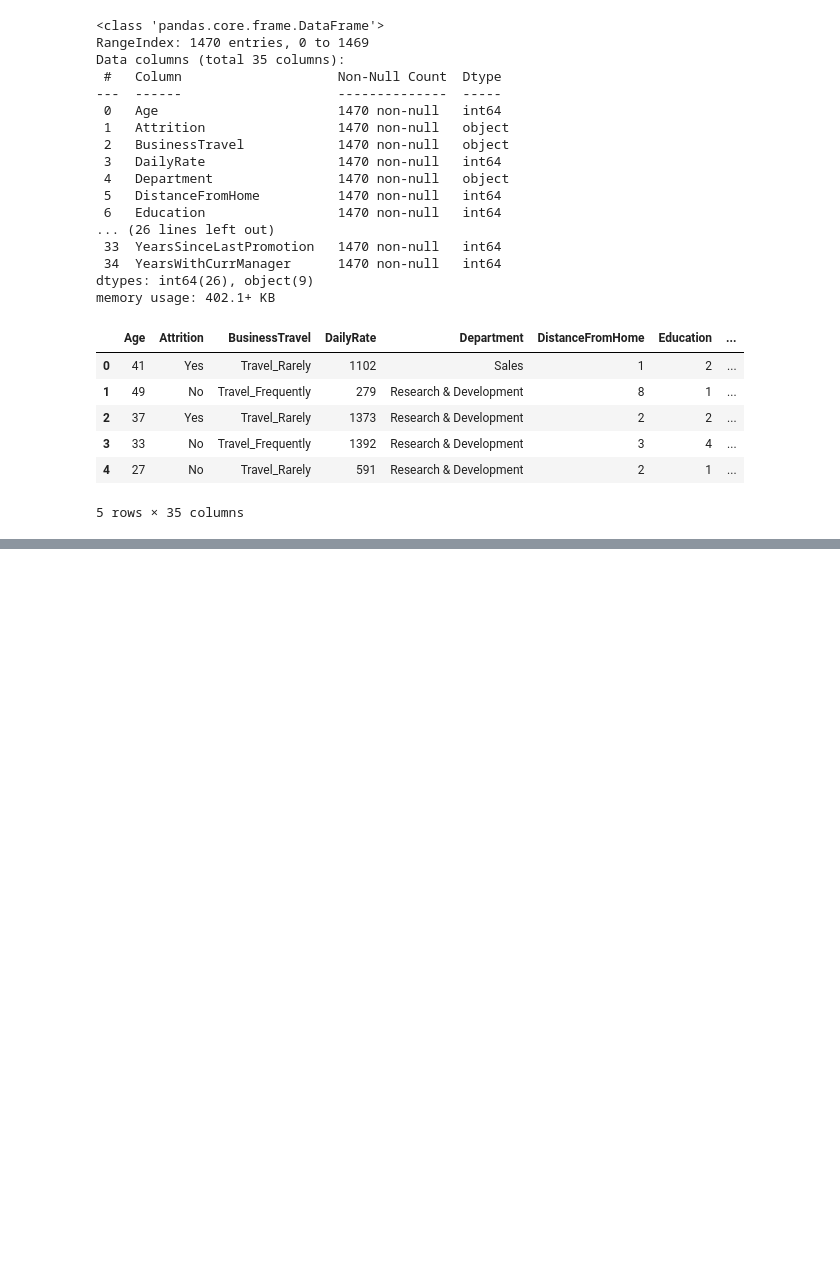
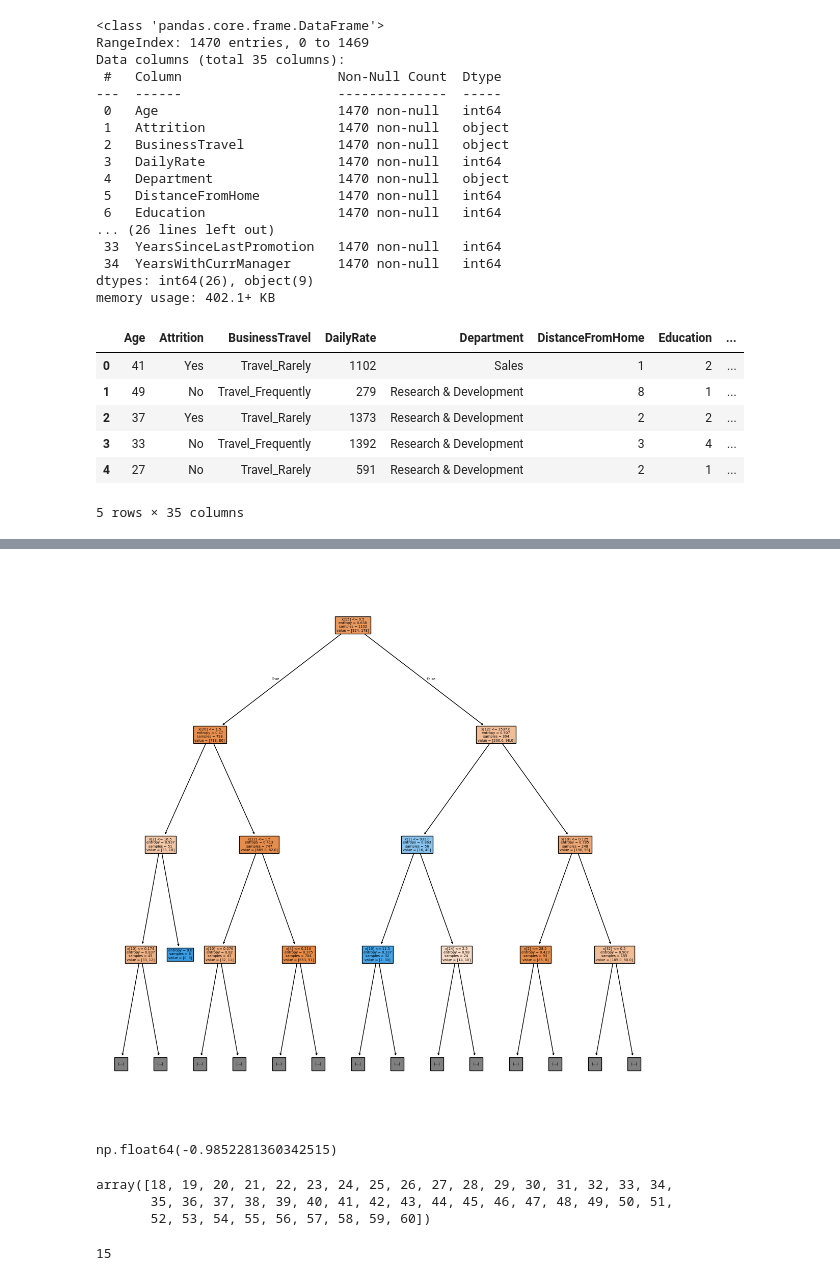
Before and after one commit to rrstats/Supervised-Algorithms, a Jupyter notebook: Decision Trees/Decision Trees.ipynb, the cells around one changed output, grey strips where cells are left out. Cells and saved outputs as stored; diff of their text form; code cells hidden in the pictures; blank space fills up the shorter version.

```diff
--- a/Decision Trees/Decision Trees.ipynb
+++ b/Decision Trees/Decision Trees.ipynb
@@ -83,0 +228,9 @@ NameError: name 'X_train' is not defined
+# %%
+plt.figure(figsize = (14,14))
+plot_tree(model, filled = True, max_depth = 3);
+# %% [output]
+[figure, added]
+# %%
+(3/7)*np.log2(3/7) + 4/7*np.log2(4/7)
+# %% [output]
+np.float64(-0.9852281360342515)
@@ -83,0 +242,10 @@ NameError: name 'X_train' is not defined
+# %%
+X_train['Age'].sort_values().unique()
+# %% [output]
+array([18, 19, 20, 21, 22, 23, 24, 25, 26, 27, 28, 29, 30, 31, 32, 33, 34,
+       35, 36, 37, 38, 39, 40, 41, 42, 43, 44, 45, 46, 47, 48, 49, 50, 51,
+       52, 53, 54, 55, 56, 57, 58, 59, 60])
+# %%
+model.tree_.max_depth
+# %% [output]
+15
```
Also changed, not shown: parts of 32 cells of this notebook.
